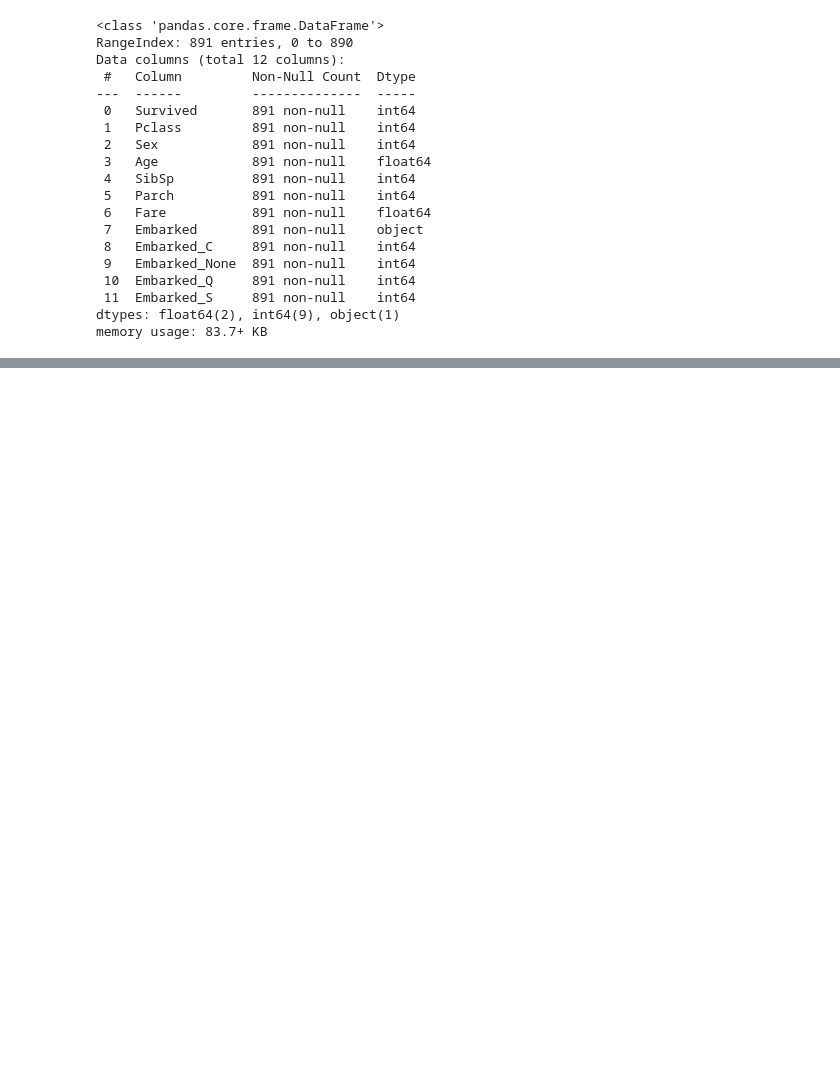
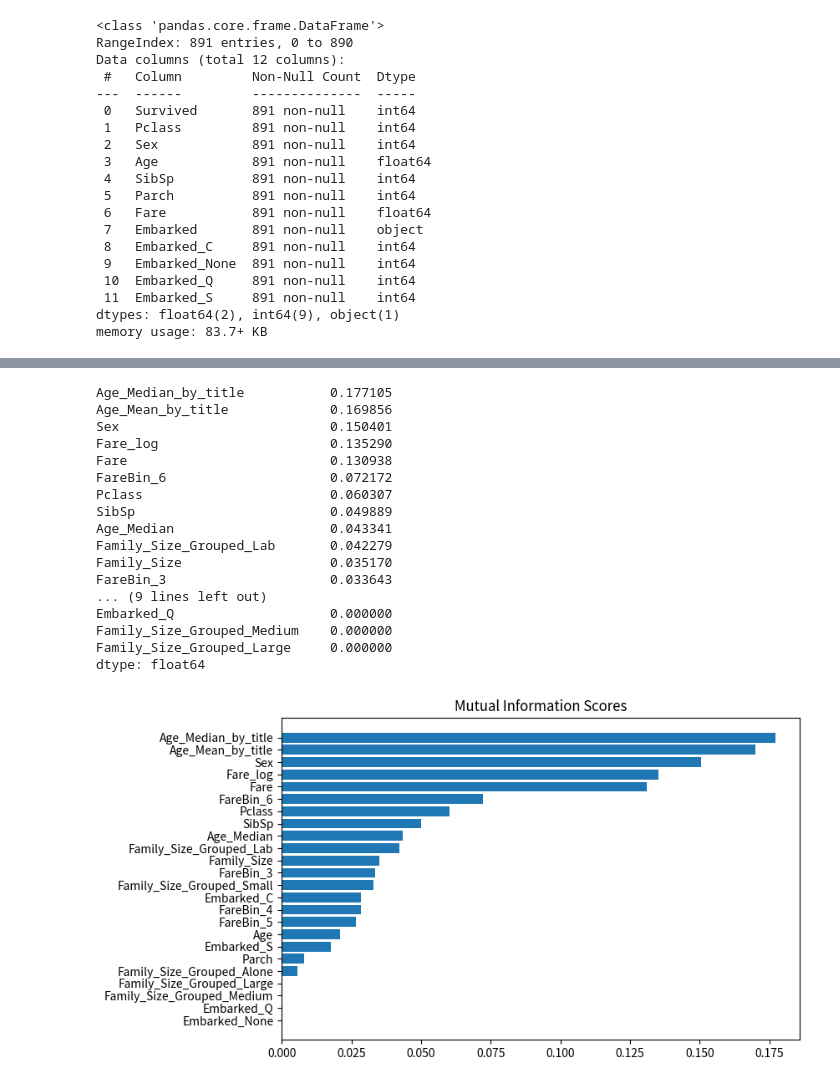
Before and after one commit to Shenghao27/titanic-analysis, a Jupyter notebook: 專題實作_01_鐵達尼號存活預測.ipynb, the cells around one changed output, grey strips where cells are left out. Cells and saved outputs as stored; diff of their text form; code cells hidden in the pictures; blank space fills up the shorter version.

```diff
--- a/專題實作_01_鐵達尼號存活預測.ipynb
+++ b/專題實作_01_鐵達尼號存活預測.ipynb
@@ -533,0 +718,54 @@ print(scores)
+# %%
+from sklearn.feature_selection import mutual_info_classif
+from sklearn.preprocessing import LabelEncoder
+
+cols = ['Survived', 'Pclass', 'Sex', 'Age', 'SibSp', 'Parch', 'Fare',
+       'Embarked_C', 'Embarked_None', 'Embarked_Q', 'Embarked_S',
+       'Age_Mean_by_title', 'Age_Median_by_title', 'Age_Median', 'Fare_log',
+       'FareBin_3', 'FareBin_4', 'FareBin_5', 'FareBin_6', 'Family_Size',
+       'Family_Size_Grouped_Alone','Family_Size_Grouped_Large',
+       'Family_Size_Grouped_Medium','Family_Size_Grouped_Small','Family_Size_Grouped_Lab']
+
+df_mi = df_train[cols].dropna()
+X = df_mi.drop("Survived", axis=1)
+y = df_mi["Survived"]
+
+# Label encode 類別欄位
+for col in X.select_dtypes("object"):
+    X[col] = LabelEncoder().fit_transform(X[col])
+
+mi = mutual_info_classif(X, y, discrete_features="auto")
+mi_result = pd.Series(mi, index=X.columns).sort_values(ascending=False)
+print(mi_result)
+
+# 繪圖
+def plot_mi_scores(scores):
+    scores = scores.sort_values(ascending=True)
+    width = np.arange(len(scores))
+    ticks = list(scores.index)
+    plt.barh(width, scores)
+    plt.yticks(width, ticks)
+    plt.title("Mutual Information Scores")
+
+
+plt.figure(dpi=100, figsize=(8, 5))
+plot_mi_scores(mi_result)
+# %% [output]
+Age_Median_by_title           0.177105
+Age_Mean_by_title             0.169856
+Sex                           0.150401
+Fare_log                      0.135290
+Fare                          0.130938
+FareBin_6                     0.072172
+Pclass                        0.060307
+SibSp                         0.049889
+Age_Median                    0.043341
+Family_Size_Grouped_Lab       0.042279
+Family_Size                   0.035170
+FareBin_3                     0.033643
+... (9 lines left out)
+Embarked_Q                    0.000000
+Family_Size_Grouped_Medium    0.000000
+Family_Size_Grouped_Large     0.000000
+dtype: float64
+[figure, added]
```
Also changed, not shown: parts of 27 cells of this notebook.
